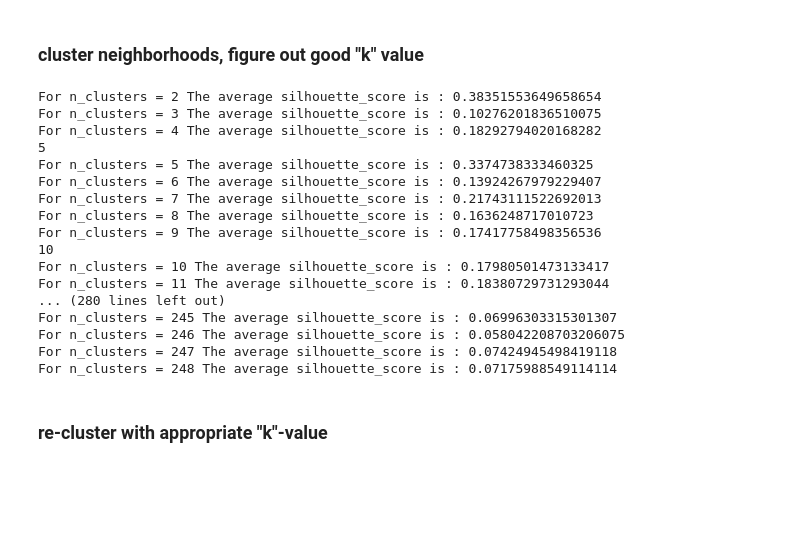
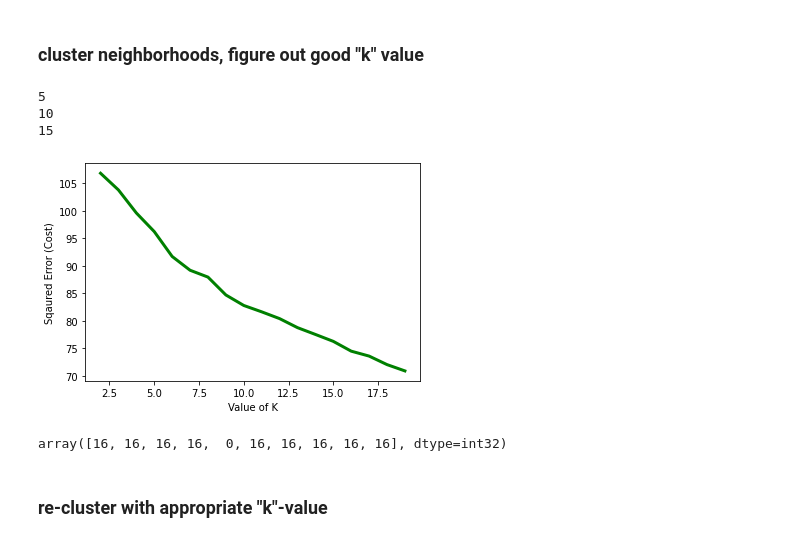
Before and after one commit to ztk007/Coursera_Capstone, a Jupyter notebook: Applied Data Science Capstone Week 4 and 5.ipynb, the cells around one changed output. Cells and saved outputs as stored; diff of their text form; code cells hidden in the pictures; blank space fills up the shorter version.

```diff
--- a/Applied Data Science Capstone Week 4 and 5.ipynb
+++ b/Applied Data Science Capstone Week 4 and 5.ipynb
@@ -432,61 +432,37 @@ zipcodes_venues_sorted.head()
 # %%
 import matplotlib.pyplot as plt
 
-from sklearn.metrics import silhouette_score
-
-
 # set number of clusters
 cost =[]
-k_values = [i for i in range(2,400)]
+k_values = [i for i in range(2,20)]
 
-sil = []
+#sil = []
 
 df_grouped_clustering = df_grouped.drop('Zipcode', 1)
-#print (toronto_grouped_clustering.head())
+
 # run k-means clustering
 for kclusters in k_values:
     if kclusters %5==0 and kclusters > 0:
         print (kclusters)
     kmeans = KMeans(n_clusters=kclusters, random_state=0).fit(df_grouped_clustering)
     #print (dir(kmeans))
     #print (kmeans.inertia_)
     cost.append(kmeans.inertia_)
 
-    # The silhouette_score gives the average value for all the samples.
-    # This gives a perspective into the density and separation of the formed
-    # clusters
-    silhouette_avg = silhouette_score(df_grouped_clustering, kmeans.labels_)
-    sil.append(silhouette_avg)
-    print("For n_clusters =", kclusters,
-          "The average silhouette_score is :", silhouette_avg)
-
-print (max(sil))
 # plot the cost against K values
 plt.plot(k_values, cost, color ='g', linewidth ='3')
 plt.xlabel("Value of K")
 plt.ylabel("Sqaured Error (Cost)")
 plt.show() # clear the plot
 
 # check cluster labels generated for each row in the dataframe
 kmeans.labels_[0:10]
 # %% [output]
-For n_clusters = 2 The average silhouette_score is : 0.38351553649658654
-For n_clusters = 3 The average silhouette_score is : 0.10276201836510075
-For n_clusters = 4 The average silhouette_score is : 0.18292794020168282
 5
-For n_clusters = 5 The average silhouette_score is : 0.3374738333460325
-For n_clusters = 6 The average silhouette_score is : 0.13924267979229407
-For n_clusters = 7 The average silhouette_score is : 0.21743111522692013
-For n_clusters = 8 The average silhouette_score is : 0.1636248717010723
-For n_clusters = 9 The average silhouette_score is : 0.17417758498356536
 10
-For n_clusters = 10 The average silhouette_score is : 0.17980501473133417
-For n_clusters = 11 The average silhouette_score is : 0.18380729731293044
-... (280 lines left out)
-For n_clusters = 245 The average silhouette_score is : 0.06996303315301307
-For n_clusters = 246 The average silhouette_score is : 0.058042208703206075
-For n_clusters = 247 The average silhouette_score is : 0.07424945498419118
-For n_clusters = 248 The average silhouette_score is : 0.07175988549114114
+15
+[figure, added]
+array([16, 16, 16, 16,  0, 16, 16, 16, 16, 16], dtype=int32)
 # %% [markdown]
 ### re-cluster with appropriate "k"-value
 # %%
```
Also changed, not shown: parts of 5 cells of this notebook.
